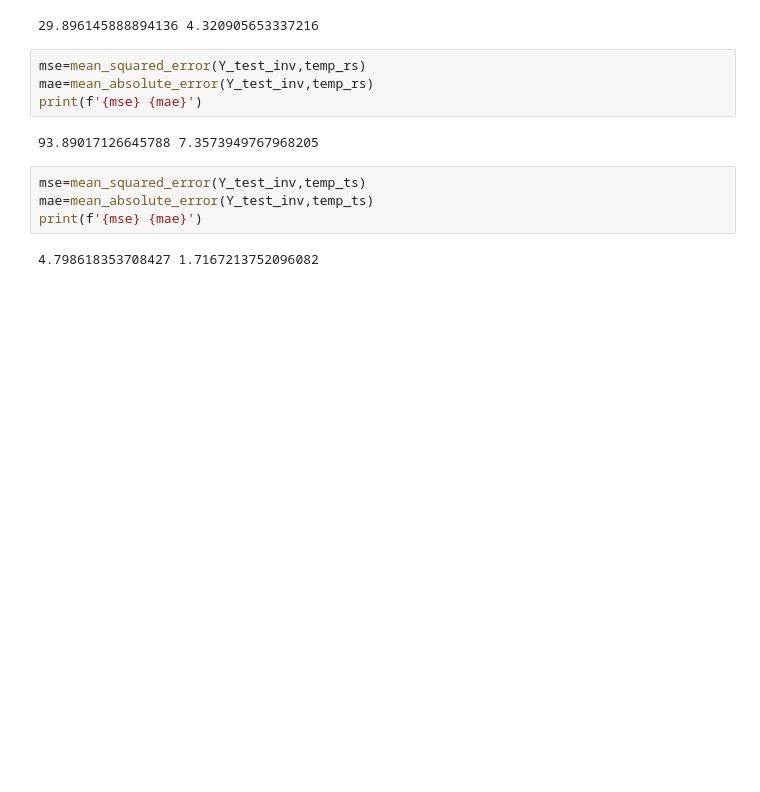
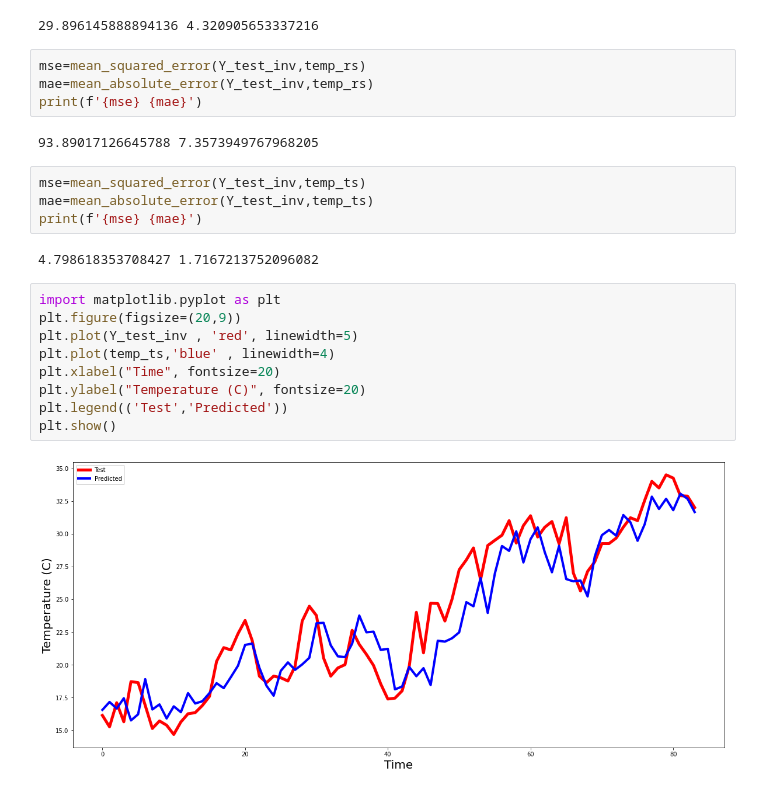
Before and after one commit to i-shitizkhanna/Time-Series-Forecasting, a Jupyter notebook: Ensemble.ipynb, the cells around one changed output. Cells and saved outputs as stored; diff of their text form; blank space fills up the shorter version.

Commit message:
Time-Ensemble

```diff
--- a/Ensemble.ipynb
+++ b/Ensemble.ipynb
@@ -328,3 +328,14 @@ mae=mean_absolute_error(Y_test_inv,temp_ts)
 print(f'{mse} {mae}')
 # %% [output]
 4.798618353708427 1.7167213752096082
+# %%
+import matplotlib.pyplot as plt
+plt.figure(figsize=(20,9))
+plt.plot(Y_test_inv , 'red', linewidth=5)
+plt.plot(temp_ts,'blue' , linewidth=4)
+plt.xlabel("Time", fontsize=20)
+plt.ylabel("Temperature (C)", fontsize=20)
+plt.legend(('Test','Predicted'))
+plt.show()
+# %% [output]
+[figure, added]
```
